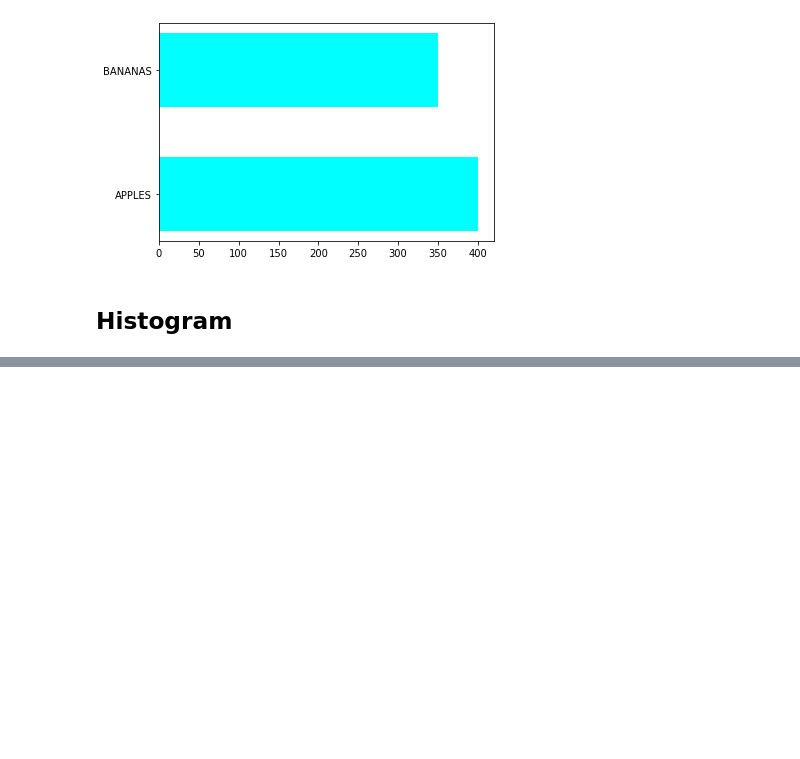
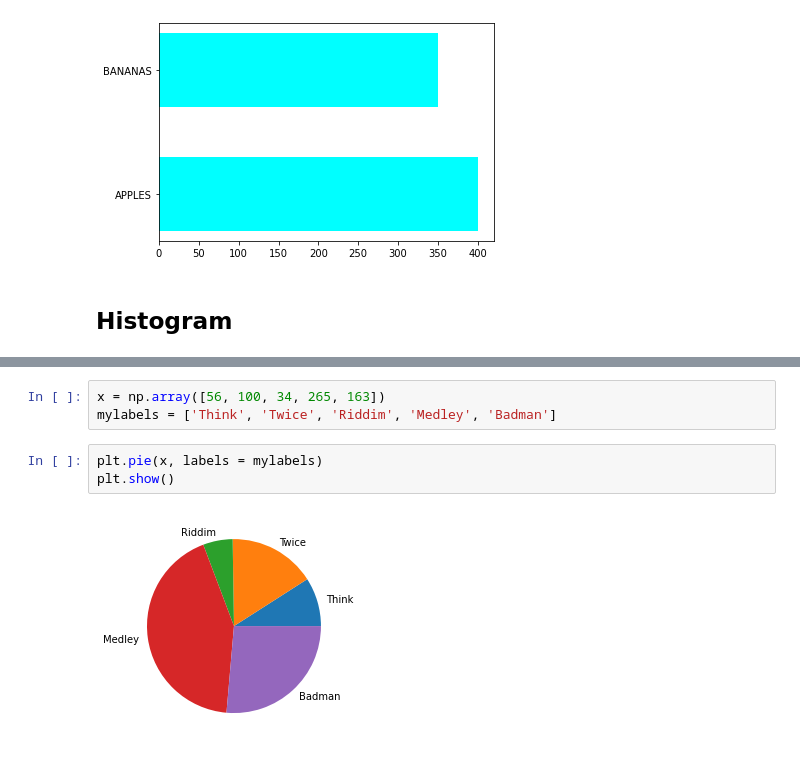
Before and after one commit to MK3247/Data-Visualization, a Jupyter notebook: matplotlib.ipynb, the cells around one changed output, grey strips where cells are left out. Saved outputs shown, nothing was run; the diff lists cells and outputs as text; blank space fills up the shorter version.

```diff
--- a/matplotlib.ipynb
+++ b/matplotlib.ipynb
@@ -223,0 +252,8 @@ plt.show()
+# %%
+x = np.array([56, 100, 34, 265, 163])
+mylabels = ['Think', 'Twice', 'Riddim', 'Medley', 'Badman']
+# %%
+plt.pie(x, labels = mylabels)
+plt.show()
+# %% [output]
+[figure, added]
```
Also changed, not shown: parts of 3 cells of this notebook.
